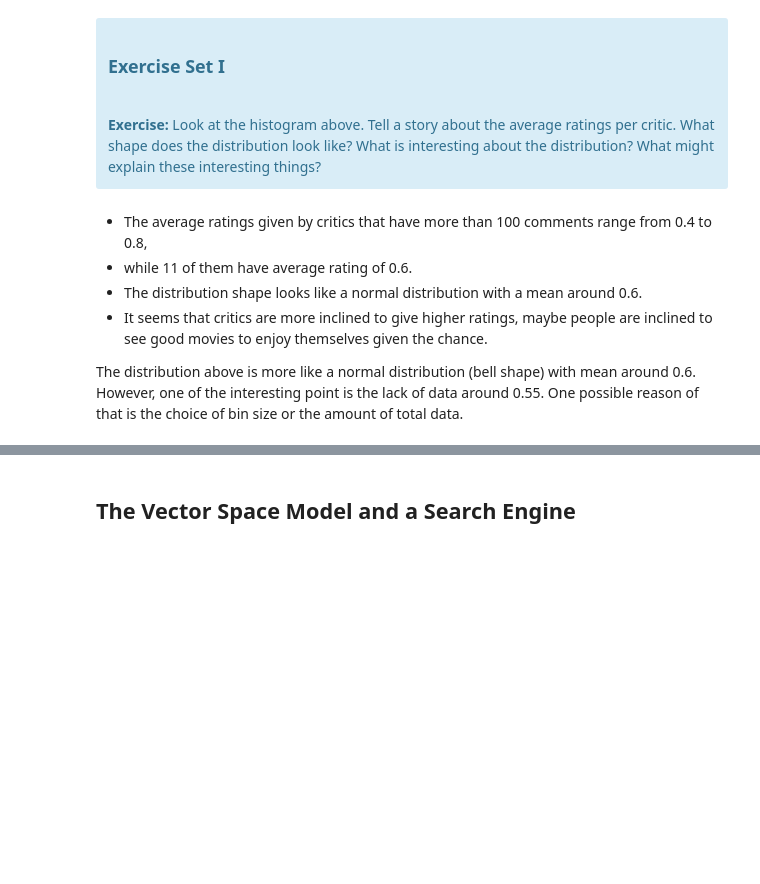
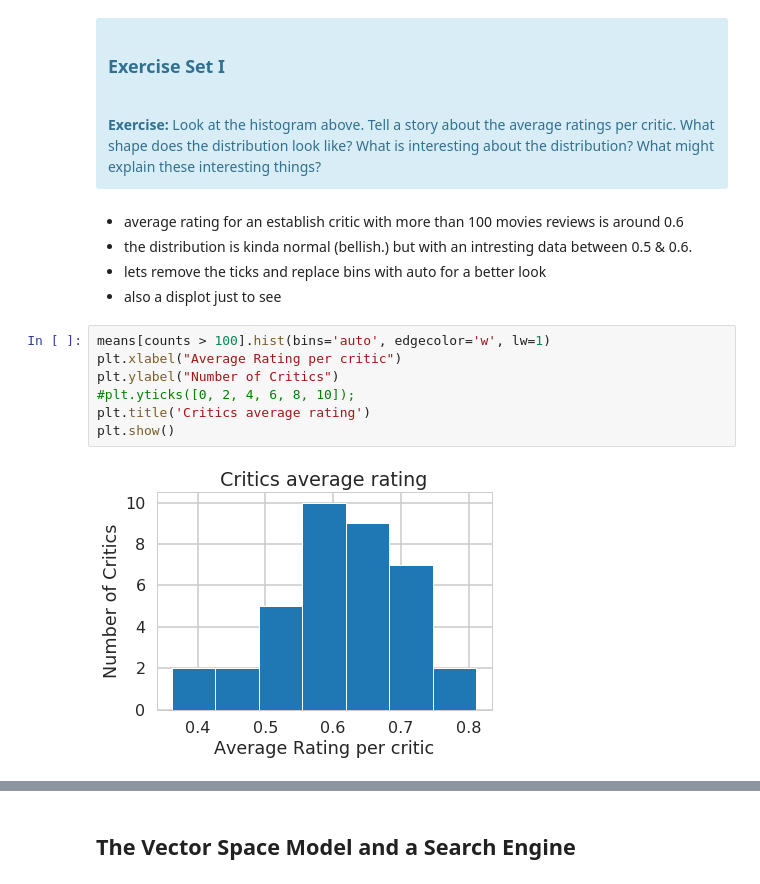
Before and after one commit to franksalas/springboard, a Jupyter notebook: naive_bayes/Mini_Project_Naive_Bayes.ipynb, the cells around one changed output, grey strips where cells are left out. Saved outputs shown, nothing was run; the diff lists cells and outputs as text; blank space fills up the shorter version.

```diff
--- a/naive_bayes/Mini_Project_Naive_Bayes.ipynb
+++ b/naive_bayes/Mini_Project_Naive_Bayes.ipynb
@@ -69,11 +115,17 @@ plt.yticks([0, 2, 4, 6, 8, 10]);
 <br/>
 <b>Exercise:</b> Look at the histogram above. Tell a story about the average ratings per critic. What shape does the distribution look like? What is interesting about the distribution? What might explain these interesting things?
 </div>
-# %% [markdown]
-- The average ratings given by critics that have more than 100 comments range from 0.4 to 0.8,
-- while 11 of them have average rating of 0.6.
-- The distribution shape looks like a normal distribution with a mean around 0.6.
-- It seems that critics are more inclined to give higher ratings, maybe people are inclined to see good movies to enjoy themselves given the chance.
-
-
-The distribution above is more like a normal distribution (bell shape) with mean around 0.6. However, one of the interesting point is the lack of data around 0.55. One possible reason of that is the choice of bin size or the amount of total data.
+# %% [markdown]
+- average rating for an establish critic with more than 100 movies reviews is around 0.6
+- the distribution is kinda normal (bellish.) but with an intresting data between 0.5 & 0.6.
+- lets remove the ticks and replace bins with auto for a better look
+- also a displot just to see
+# %%
+means[counts > 100].hist(bins='auto', edgecolor='w', lw=1)
+plt.xlabel("Average Rating per critic")
+plt.ylabel("Number of Critics")
+#plt.yticks([0, 2, 4, 6, 8, 10]);
+plt.title('Critics average rating')
+plt.show()
+# %% [output]
+[figure, added]
```
Also changed, not shown: parts of 24 cells of this notebook, 1 other file.
